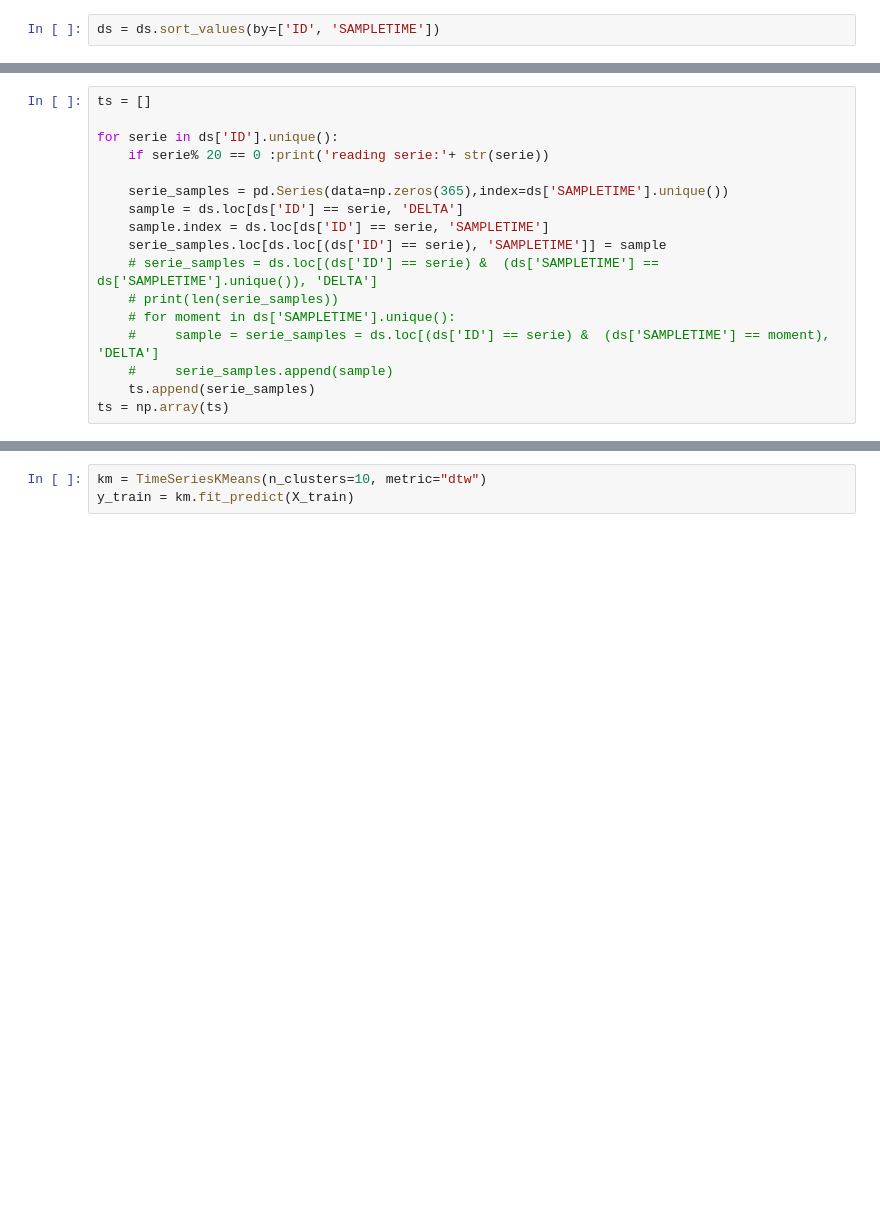
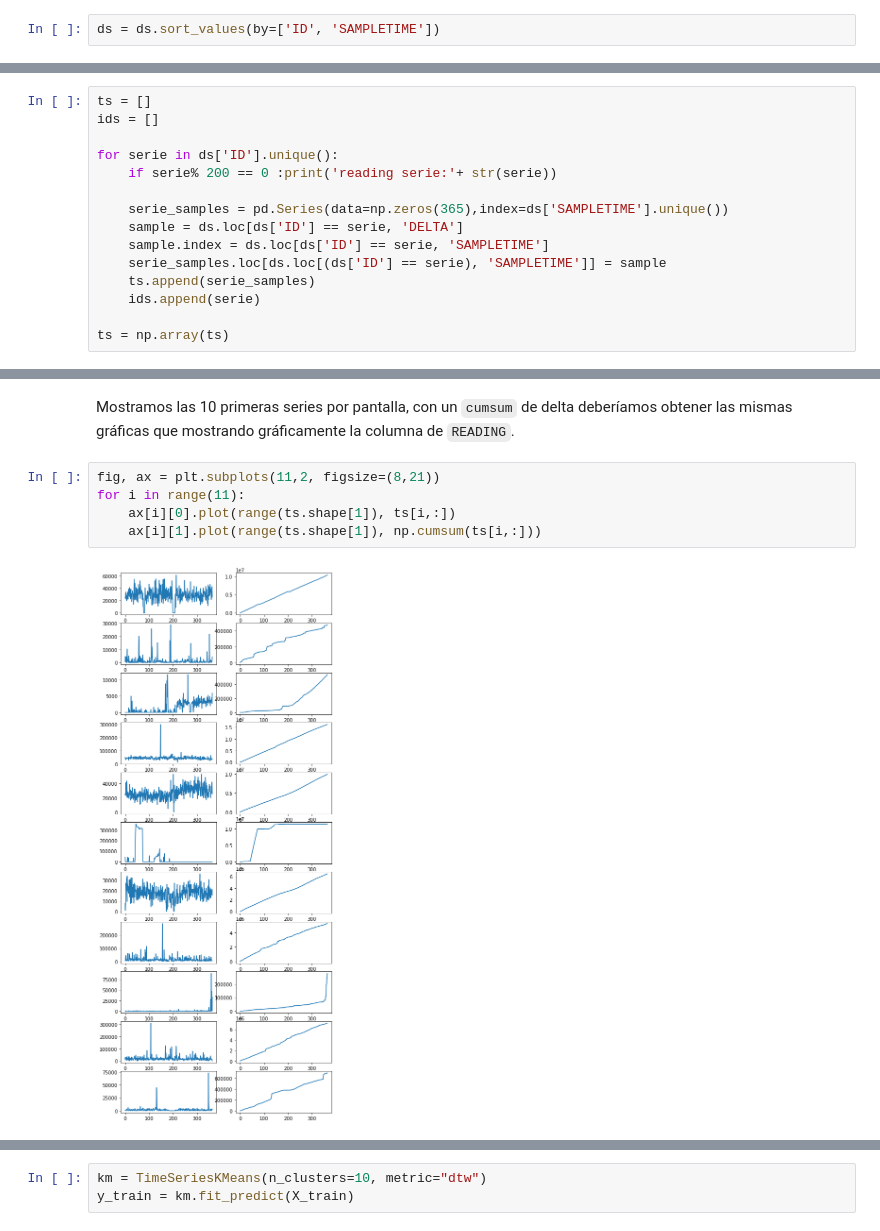
Before and after one commit to Qaraqororum/datatlon_cajamar, a Jupyter notebook: script exploración.ipynb, the cells around one changed output, grey strips where cells are left out. Drawn from its saved outputs; the diff is of its cells as text; blank space fills up the shorter version.

```diff
--- a/script exploración.ipynb
+++ b/script exploración.ipynb
@@ -57,17 +117,15 @@ ds = ds.sort_values(by=['ID', 'SAMPLETIME'])
 # %%
 ts = []
+ids = []
 
 for serie in ds['ID'].unique():
-    if serie% 20 == 0 :print('reading serie:'+ str(serie))
+    if serie% 200 == 0 :print('reading serie:'+ str(serie))
 
     serie_samples = pd.Series(data=np.zeros(365),index=ds['SAMPLETIME'].unique())
     sample = ds.loc[ds['ID'] == serie, 'DELTA']
     sample.index = ds.loc[ds['ID'] == serie, 'SAMPLETIME']
     serie_samples.loc[ds.loc[(ds['ID'] == serie), 'SAMPLETIME']] = sample
-    # serie_samples = ds.loc[(ds['ID'] == serie) &  (ds['SAMPLETIME'] == ds['SAMPLETIME'].unique()), 'DELTA']
-    # print(len(serie_samples))
-    # for moment in ds['SAMPLETIME'].unique():
-    #     sample = serie_samples = ds.loc[(ds['ID'] == serie) &  (ds['SAMPLETIME'] == moment), 'DELTA']
-    #     serie_samples.append(sample)
     ts.append(serie_samples)
+    ids.append(serie)
+
 ts = np.array(ts)
@@ -73,0 +150,9 @@ ts = np.array(ts)
+# %% [markdown]
+Mostramos las 10 primeras series por pantalla, con un `cumsum` de delta deberíamos obtener las mismas gráficas que mostrando gráficamente la columna de `READING`.
+# %%
+fig, ax = plt.subplots(11,2, figsize=(8,21))
+for i in range(11):
+    ax[i][0].plot(range(ts.shape[1]), ts[i,:])
+    ax[i][1].plot(range(ts.shape[1]), np.cumsum(ts[i,:]))
+# %% [output]
+[figure, added]
```
Also changed, not shown: parts of 32 cells of this notebook.
